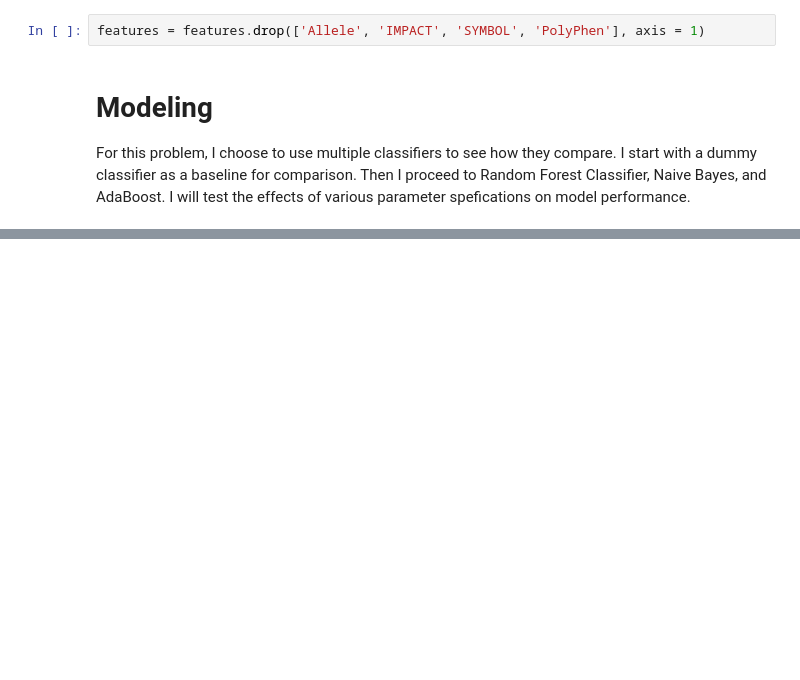
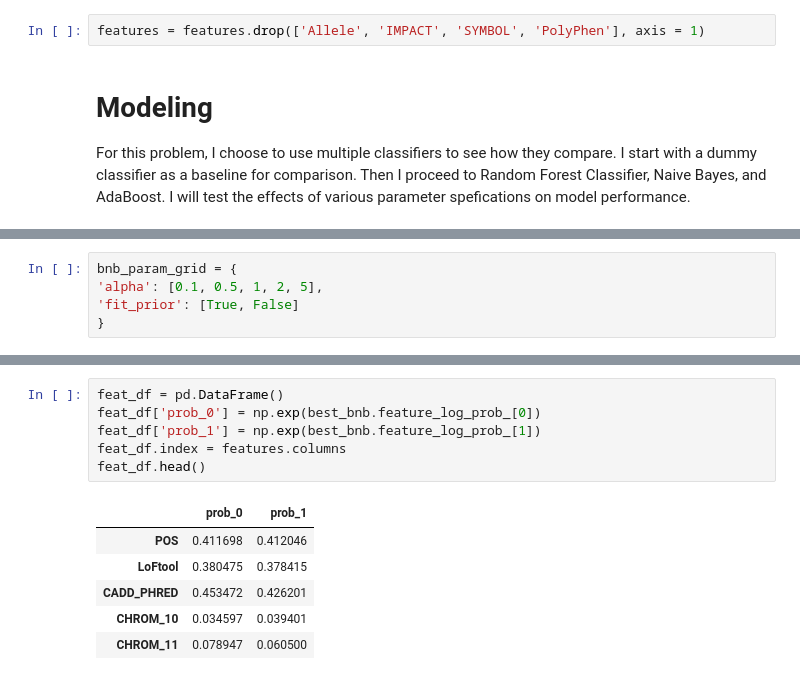
Before and after one commit to DavidBraslow/dsc-3-final-project-online-ds-sp-000, a Jupyter notebook: student.ipynb, the cells around one changed output, grey strips where cells are left out. Cells and saved outputs as stored; diff of their text form; blank space fills up the shorter version.

```diff
--- a/student.ipynb
+++ b/student.ipynb
@@ -860,0 +825,5 @@ Mean Cross Validation Score for AdaBoost Decision Tree Classifier: 70.07%
+# %%
+bnb_param_grid = {
+'alpha': [0.1, 0.5, 1, 2, 5],
+'fit_prior': [True, False]
+}
@@ -860,0 +878,13 @@ Mean Cross Validation Score for AdaBoost Decision Tree Classifier: 70.07%
+# %%
+feat_df = pd.DataFrame()
+feat_df['prob_0'] = np.exp(best_bnb.feature_log_prob_[0])
+feat_df['prob_1'] = np.exp(best_bnb.feature_log_prob_[1])
+feat_df.index = features.columns
+feat_df.head()
+# %% [output]
+|  | prob_0 | prob_1 |
+| POS | 0.411698 | 0.412046 |
+| LoFtool | 0.380475 | 0.378415 |
+| CADD_PHRED | 0.453472 | 0.426201 |
+| CHROM_10 | 0.034597 | 0.039401 |
+| CHROM_11 | 0.078947 | 0.060500 |
```
Also changed, not shown: parts of 49 cells of this notebook.
